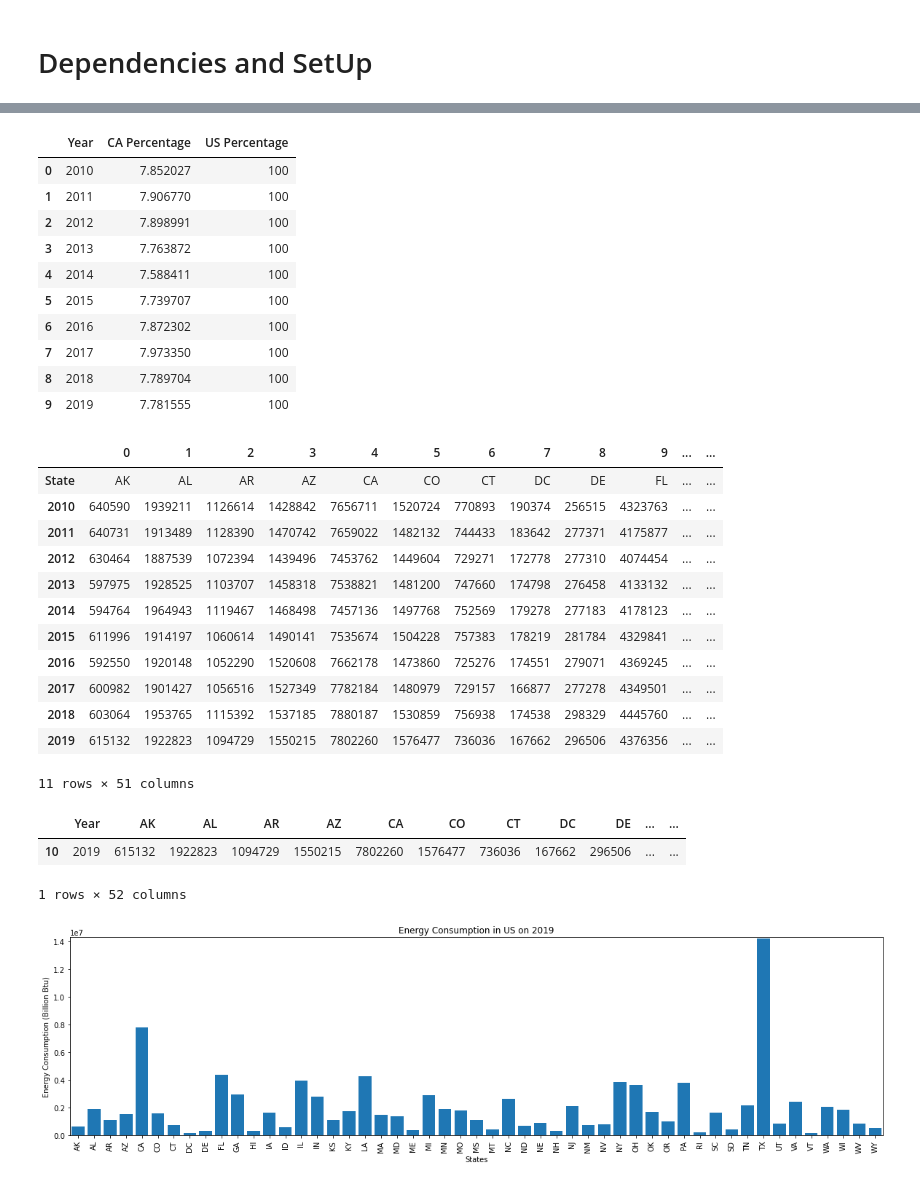
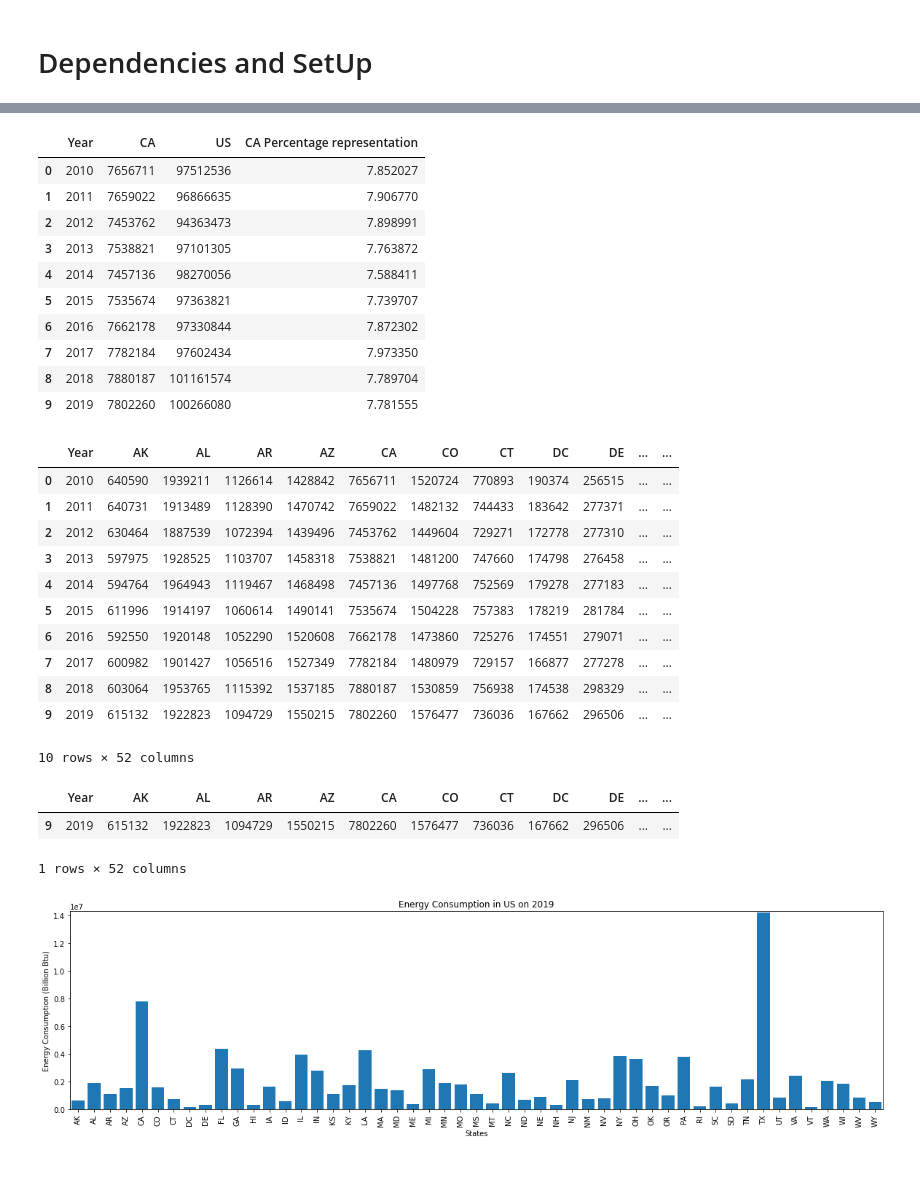
Before and after one commit to DylanRCastillo/CA-US-Emissions-and-Energy-Production, a Jupyter notebook: Total Energy Usage.ipynb, the cells around one changed output, grey strips where cells are left out. Saved outputs shown, nothing was run; the diff lists cells and outputs as text; code cells hidden in the pictures.

Commit message:
Cleaning and Fixed

```diff
--- a/Total Energy Usage.ipynb
+++ b/Total Energy Usage.ipynb
@@ -36,3 +11,5 @@ R_clean_df.head()
 # %%
-# Store clean data to a csv file
-R_clean_df.to_csv('Resources/Total Energy Consumption 2010 to 2019.csv')
+# Open clean csv file to analyze data and show DataFrame
+usage_energy_csv = os.path.join('Resources','Total Energy Consumption 2010 to 2019.csv')
+usage_energy_df = pd.read_csv(usage_energy_csv)
+usage_energy_df
@@ -130,37 +123,32 @@ for R_i in range(len(R_total_value_us)):
 # %%
-# Add percentages into new DataFrame
-R_new_data = {'Year':R_USA_CA_total_usage['year'],'CA Percentage':R_percentage,
-           'US Percentage':R_rest_percentage}
-R_percentage_df = pd.DataFrame(R_new_data)
-R_percentage_df
+R_USA_CA_total_usage['CA Percentage representation'] = R_percentage
+R_USA_CA_total_usage
 # %% [output]
-|  | Year | CA Percentage | US Percentage |
-| 0 | 2010 | 7.852027 | 100 |
-| 1 | 2011 | 7.906770 | 100 |
-| 2 | 2012 | 7.898991 | 100 |
-| 3 | 2013 | 7.763872 | 100 |
-| 4 | 2014 | 7.588411 | 100 |
-| 5 | 2015 | 7.739707 | 100 |
-| 6 | 2016 | 7.872302 | 100 |
-| 7 | 2017 | 7.973350 | 100 |
-| 8 | 2018 | 7.789704 | 100 |
-| 9 | 2019 | 7.781555 | 100 |
+|  | Year | CA | US | CA Percentage representation |
+| 0 | 2010 | 7656711 | 97512536 | 7.852027 |
+| 1 | 2011 | 7659022 | 96866635 | 7.906770 |
+| 2 | 2012 | 7453762 | 94363473 | 7.898991 |
+| 3 | 2013 | 7538821 | 97101305 | 7.763872 |
+| 4 | 2014 | 7457136 | 98270056 | 7.588411 |
+| 5 | 2015 | 7535674 | 97363821 | 7.739707 |
+| 6 | 2016 | 7662178 | 97330844 | 7.872302 |
+| 7 | 2017 | 7782184 | 97602434 | 7.973350 |
+| 8 | 2018 | 7880187 | 101161574 | 7.789704 |
+| 9 | 2019 | 7802260 | 100266080 | 7.781555 |
 # %%
 # Filter DataFrame for not US
-R_clean_df_no_US = R_clean_df.loc[R_clean_df['State']!= 'US']
-R_clean_df_no_US = R_clean_df_no_US.transpose()
+R_clean_df_no_US = usage_energy_df.drop('US', axis = 1)
 R_clean_df_no_US
 # %% [output]
-|  | 0 | 1 | 2 | 3 | 4 | 5 | 6 | 7 | 8 | 9 | ... | ... |
-| State | AK | AL | AR | AZ | CA | CO | CT | DC | DE | FL | ... | ... |
-| 2010 | 640590 | 1939211 | 1126614 | 1428842 | 7656711 | 1520724 | 770893 | 190374 | 256515 | 4323763 | ... | ... |
-| 2011 | 640731 | 1913489 | 1128390 | 1470742 | 7659022 | 1482132 | 744433 | 183642 | 277371 | 4175877 | ... | ... |
-| 2012 | 630464 | 1887539 | 1072394 | 1439496 | 7453762 | 1449604 | 729271 | 172778 | 277310 | 4074454 | ... | ... |
-| 2013 | 597975 | 1928525 | 1103707 | 1458318 | 7538821 | 1481200 | 747660 | 174798 | 276458 | 4133132 | ... | ... |
-| 2014 | 594764 | 1964943 | 1119467 | 1468498 | 7457136 | 1497768 | 752569 | 179278 | 277183 | 4178123 | ... | ... |
-| 2015 | 611996 | 1914197 | 1060614 | 1490141 | 7535674 | 1504228 | 757383 | 178219 | 281784 | 4329841 | ... | ... |
-| 2016 | 592550 | 1920148 | 1052290 | 1520608 | 7662178 | 1473860 | 725276 | 174551 | 279071 | 4369245 | ... | ... |
-| 2017 | 600982 | 1901427 | 1056516 | 1527349 | 7782184 | 1480979 | 729157 | 166877 | 277278 | 4349501 | ... | ... |
-| 2018 | 603064 | 1953765 | 1115392 | 1537185 | 7880187 | 1530859 | 756938 | 174538 | 298329 | 4445760 | ... | ... |
-| 2019 | 615132 | 1922823 | 1094729 | 1550215 | 7802260 | 1576477 | 736036 | 167662 | 296506 | 4376356 | ... | ... |
+|  | Year | AK | AL | AR | AZ | CA | CO | CT | DC | DE | ... | ... |
+| 0 | 2010 | 640590 | 1939211 | 1126614 | 1428842 | 7656711 | 1520724 | 770893 | 190374 | 256515 | ... | ... |
+| 1 | 2011 | 640731 | 1913489 | 1128390 | 1470742 | 7659022 | 1482132 | 744433 | 183642 | 277371 | ... | ... |
+| 2 | 2012 | 630464 | 1887539 | 1072394 | 1439496 | 7453762 | 1449604 | 729271 | 172778 | 277310 | ... | ... |
+| 3 | 2013 | 597975 | 1928525 | 1103707 | 1458318 | 7538821 | 1481200 | 747660 | 174798 | 276458 | ... | ... |
+| 4 | 2014 | 594764 | 1964943 | 1119467 | 1468498 | 7457136 | 1497768 | 752569 | 179278 | 277183 | ... | ... |
+| 5 | 2015 | 611996 | 1914197 | 1060614 | 1490141 | 7535674 | 1504228 | 757383 | 178219 | 281784 | ... | ... |
+| 6 | 2016 | 592550 | 1920148 | 1052290 | 1520608 | 7662178 | 1473860 | 725276 | 174551 | 279071 | ... | ... |
+| 7 | 2017 | 600982 | 1901427 | 1056516 | 1527349 | 7782184 | 1480979 | 729157 | 166877 | 277278 | ... | ... |
+| 8 | 2018 | 603064 | 1953765 | 1115392 | 1537185 | 7880187 | 1530859 | 756938 | 174538 | 298329 | ... | ... |
+| 9 | 2019 | 615132 | 1922823 | 1094729 | 1550215 | 7802260 | 1576477 | 736036 | 167662 | 296506 | ... | ... |
-11 rows × 51 columns
+10 rows × 52 columns
@@ -173,10 +155,10 @@ R_all_states_df = R_all_states_df.rename(columns={'State':'Year'})
 # %%
 # Filter to year 2019
-R_all_states_2019_df = R_all_states_df.loc[R_all_states_df.index[[9]]]
+R_all_states_2019_df = R_clean_df_no_US.loc[R_clean_df_no_US.index[[9]]]
 R_all_states_2019_df
 # %% [output]
 |  | Year | AK | AL | AR | AZ | CA | CO | CT | DC | DE | ... | ... |
-| 10 | 2019 | 615132 | 1922823 | 1094729 | 1550215 | 7802260 | 1576477 | 736036 | 167662 | 296506 | ... | ... |
+| 9 | 2019 | 615132 | 1922823 | 1094729 | 1550215 | 7802260 | 1576477 | 736036 | 167662 | 296506 | ... | ... |
 1 rows × 52 columns
 # %%
 R_states = R_all_states_2019_df.columns.tolist()[1:]
```
Also changed, not shown: parts of 14 cells of this notebook, 8 other files.
